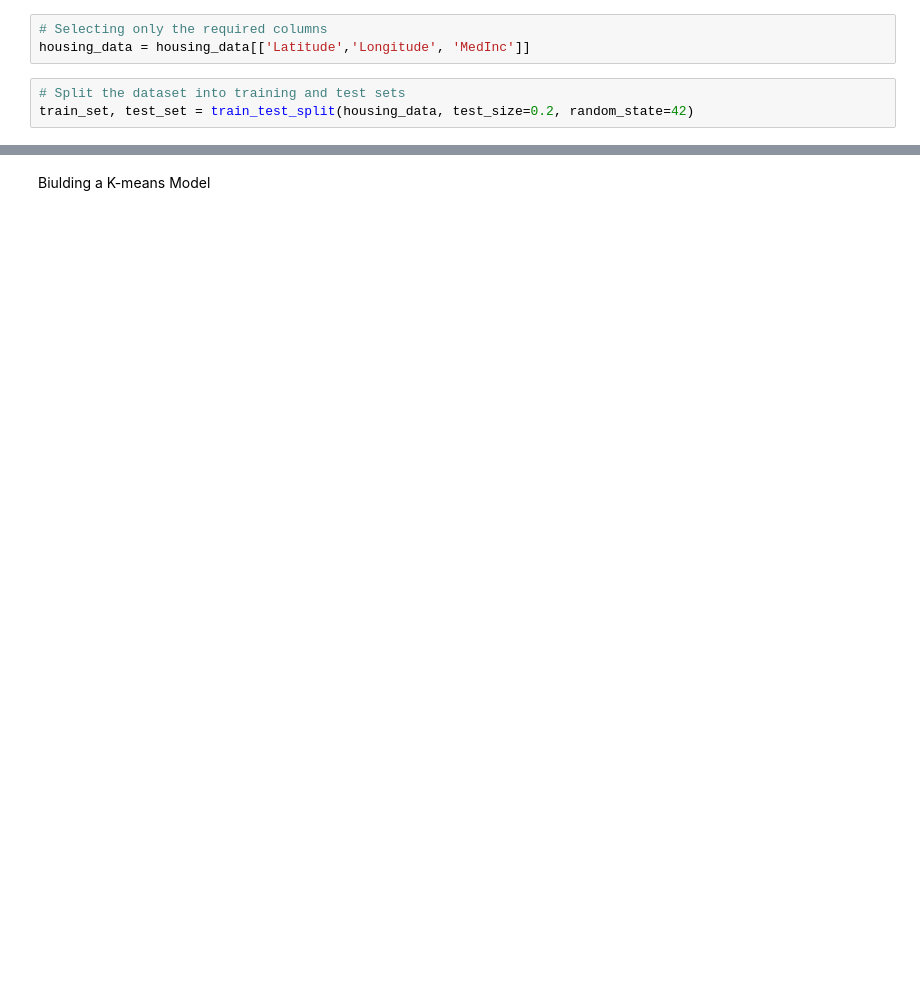
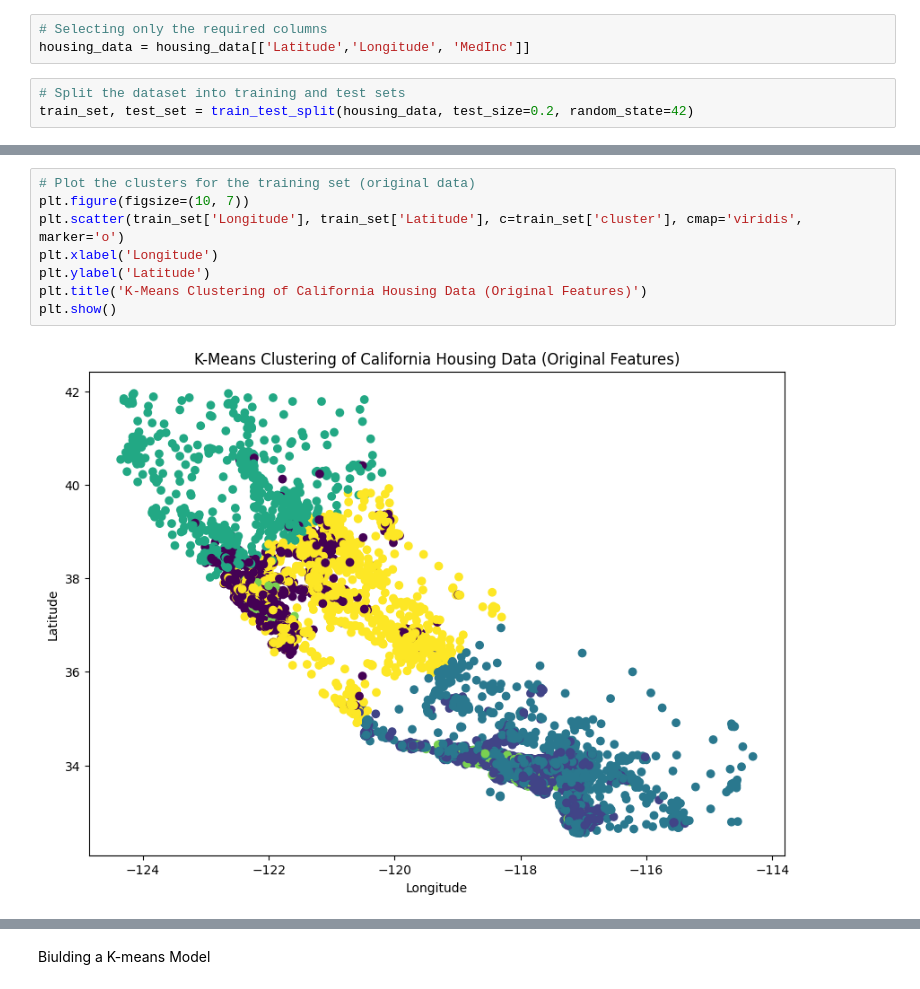
Before and after one commit to JulianSanchez1/k_mean_project, a Jupyter notebook: src/explore.ipynb, the cells around one changed output, grey strips where cells are left out. Saved outputs shown, nothing was run; the diff lists cells and outputs as text; blank space fills up the shorter version.

```diff
--- a/src/explore.ipynb
+++ b/src/explore.ipynb
@@ -72,0 +63,10 @@ train_set, test_set = train_test_split(housing_data, test_size=0.2, random_state
+# %%
+# Plot the clusters for the training set (original data)
+plt.figure(figsize=(10, 7))
+plt.scatter(train_set['Longitude'], train_set['Latitude'], c=train_set['cluster'], cmap='viridis', marker='o')
+plt.xlabel('Longitude')
+plt.ylabel('Latitude')
+plt.title('K-Means Clustering of California Housing Data (Original Features)')
+plt.show()
+# %% [output]
+[figure, added]
```
Also changed, not shown: parts of 13 cells of this notebook, 1 other file.
